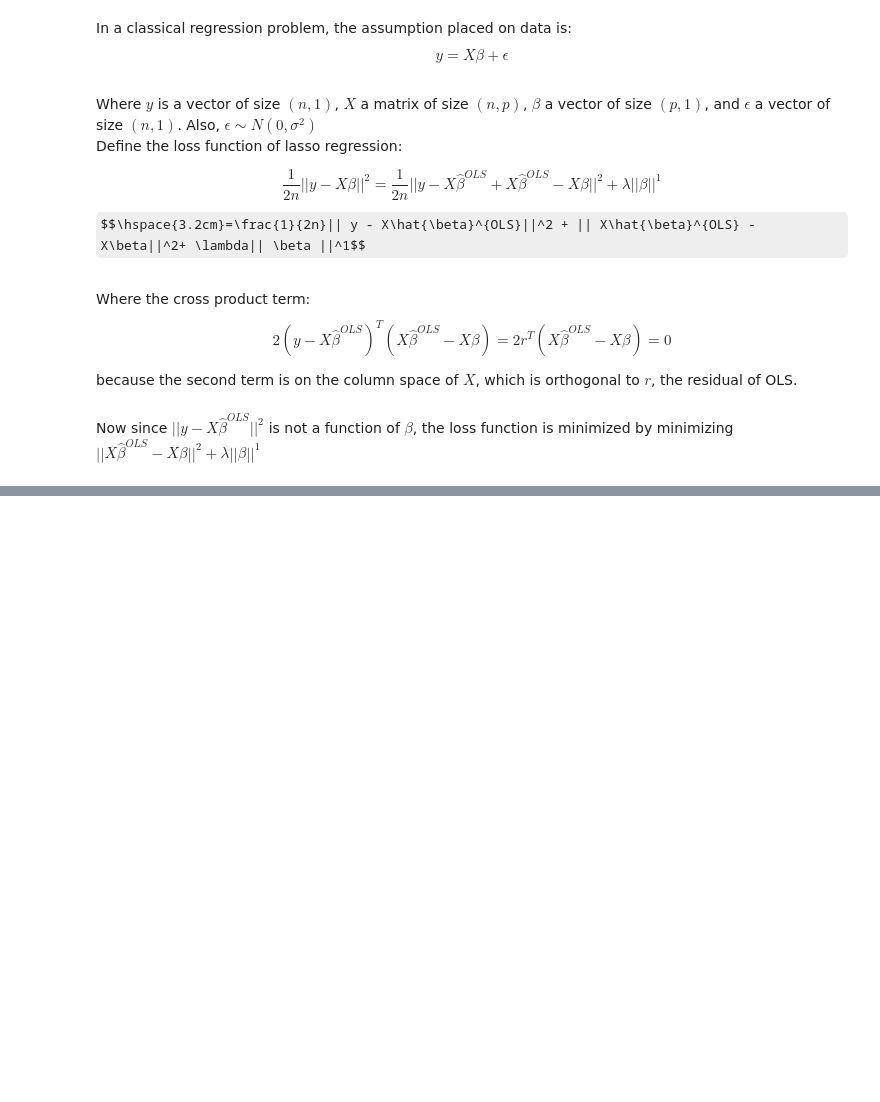
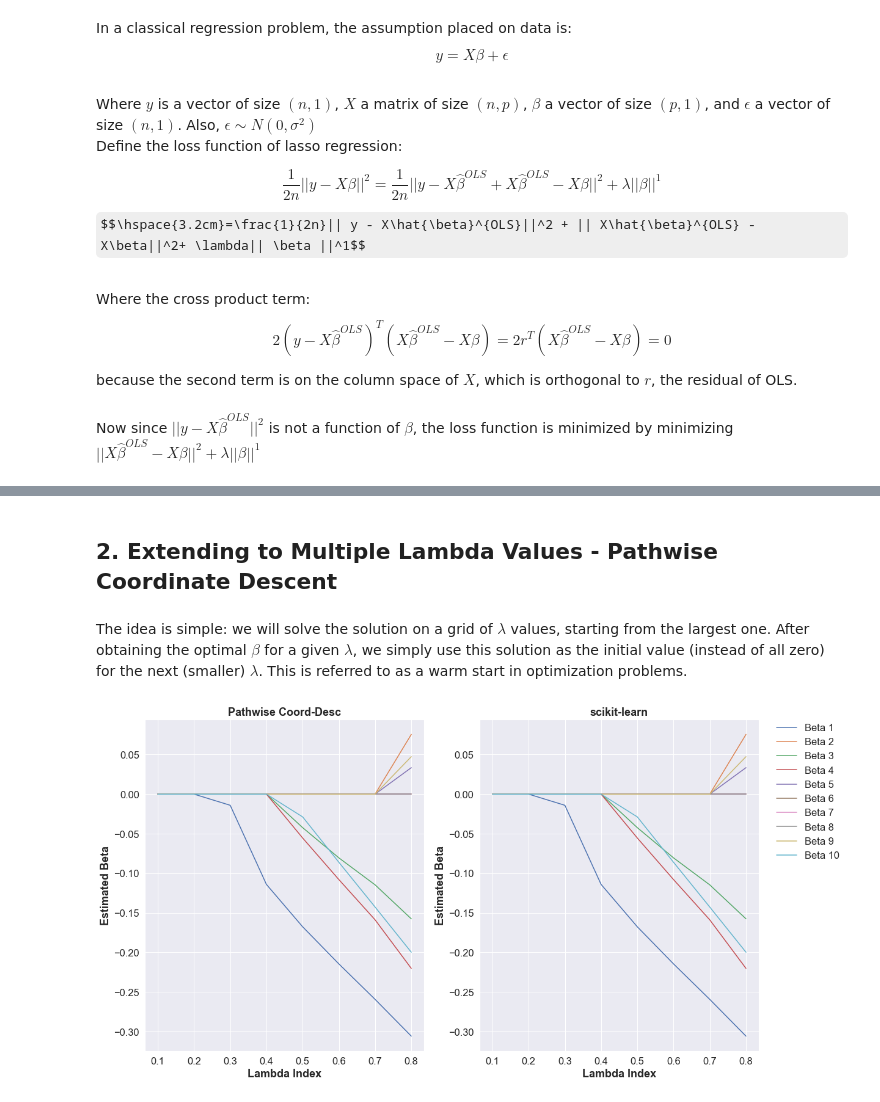
Before and after one commit to TheKermitFrog/Topics_in_Machine_Learning, a Jupyter notebook: Coordinate Descent for Lasso Regression.ipynb, the cells around one changed output, grey strips where cells are left out. Saved outputs shown, nothing was run; the diff lists cells and outputs as text; code cells hidden in the pictures; some formulas as TeX source; blank space fills up the shorter version.

Commit message:
finish lasso

```diff
--- a/Coordinate Descent for Lasso Regression.ipynb
+++ b/Coordinate Descent for Lasso Regression.ipynb
@@ -46,0 +260,48 @@ $$\hat{\beta_{j}^{lasso}}=(sign\hspace{0.1cm}\hat{\beta_{jOLS}})(|\hat{\beta_{jO
+# %% [markdown]
+## 2. Extending to Multiple Lambda Values - Pathwise Coordinate Descent
+# %% [markdown]
+The idea is simple: we will solve the solution on a grid of $\lambda$ values, starting from the largest one. After obtaining the optimal $\beta$ for a given $\lambda$, we simply use this solution as the initial value (instead of all zero) for the next (smaller) $\lambda$. This is referred to as a warm start in optimization problems.
+# %%
+def path_coord_desc(X, y, lambda_array, maxiter=100, tol=1e-7):
+    lambda_sorted = np.sort(lambda_array)[::-1]
+    b = np.zeros(X.shape[1]).reshape(-1, 1)
+    betas = pd.DataFrame(index = range(X.shape[1]), columns=lambda_sorted)
+    for i, lam in enumerate(lambda_sorted):
+        if i == 0:
+            b = b
+        else:
+            b = betas.iloc[:,i-1].to_numpy()
+        beta = coord_desc(X, y, lam, b=b, maxiter=maxiter, tol=tol)
+        betas[lam] = beta
+    return(betas)
+# %%
+lambda_array = np.arange(0.1, 0.9, 0.1)
+
+# coord_desc
+betas = path_coord_desc(X, y, lambda_array, maxiter=100, tol=1e-7)
+
+# scikit-learn implementation
+alphas_lasso, coefs_lasso, _ = linear_model.lasso_path(X, y, alphas=lambda_array, fit_intercept=False)
+# %%
+import matplotlib.pyplot as plt
+import seaborn as sns
+
+plt.style.use('seaborn-whitegrid')
+sns.set(font_scale=1.5)
+fig = plt.figure(figsize=(18, 10))
+ax = fig.add_subplot(1, 2, 1)
+for i in range(10):
+    sns.lineplot(x=lambda_array, y=betas.iloc[i,:])
+x_lab = plt.xlabel('Lambda Index', weight='bold')
+y_lab = plt.ylabel('Estimated Beta', weight='bold')
+plt.title('Pathwise Coord-Desc', weight='bold')
+
+ax = fig.add_subplot(1, 2, 2)
+for i in range(10):
+    sns.lineplot(x=lambda_array, y=coefs_lasso[0,i,:], label='Beta {}'.format(str(i+1)))
+x_lab = plt.xlabel('Lambda Index', weight='bold')
+y_lab = plt.ylabel('Estimated Beta', weight='bold')
+legend = plt.legend(bbox_to_anchor=(1.05, 1), loc=2, borderaxespad=0.)
+t= plt.title('scikit-learn', weight='bold')
+# %% [output]
+[figure, added]
```
Also changed, not shown: parts of 26 cells of this notebook.
